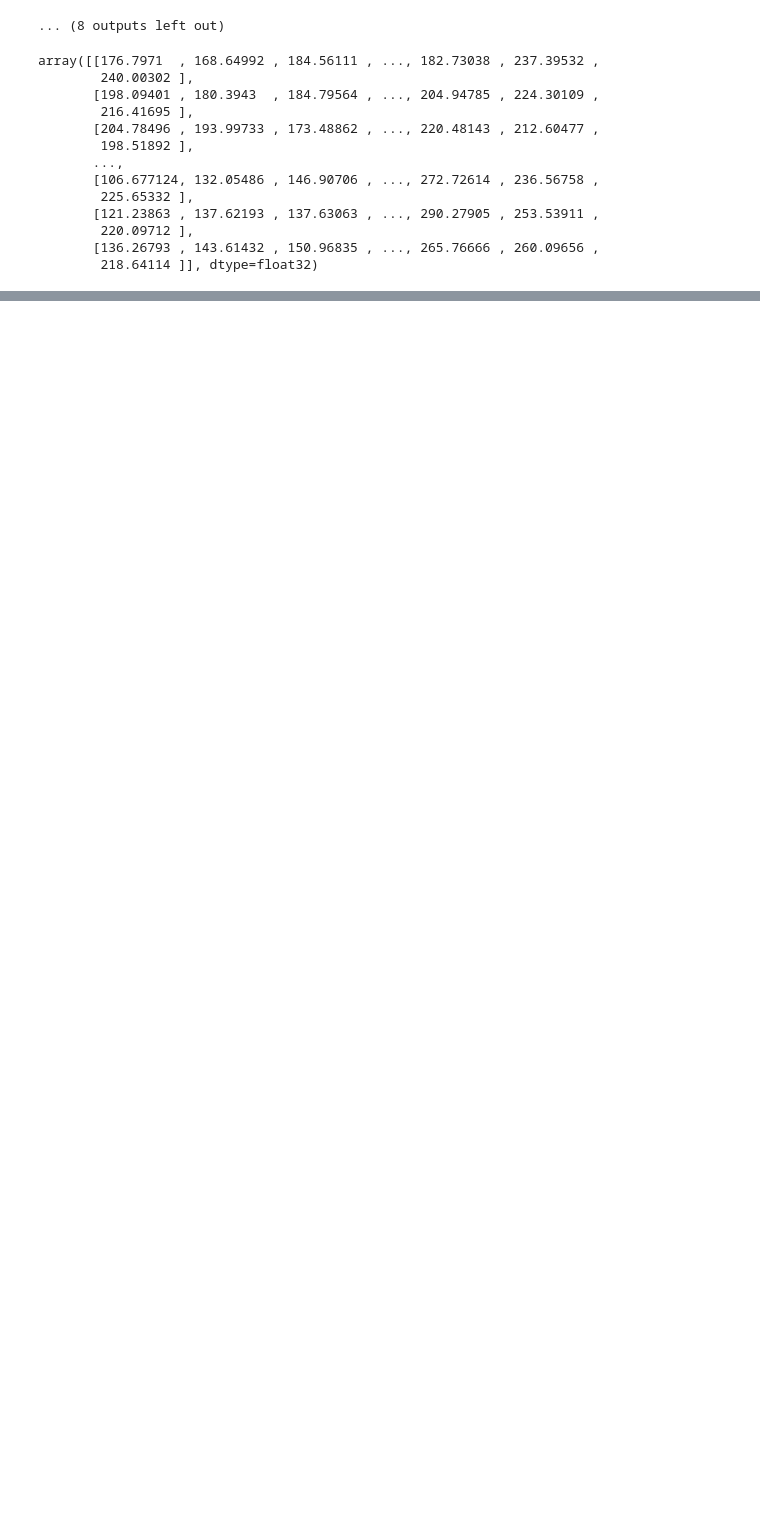
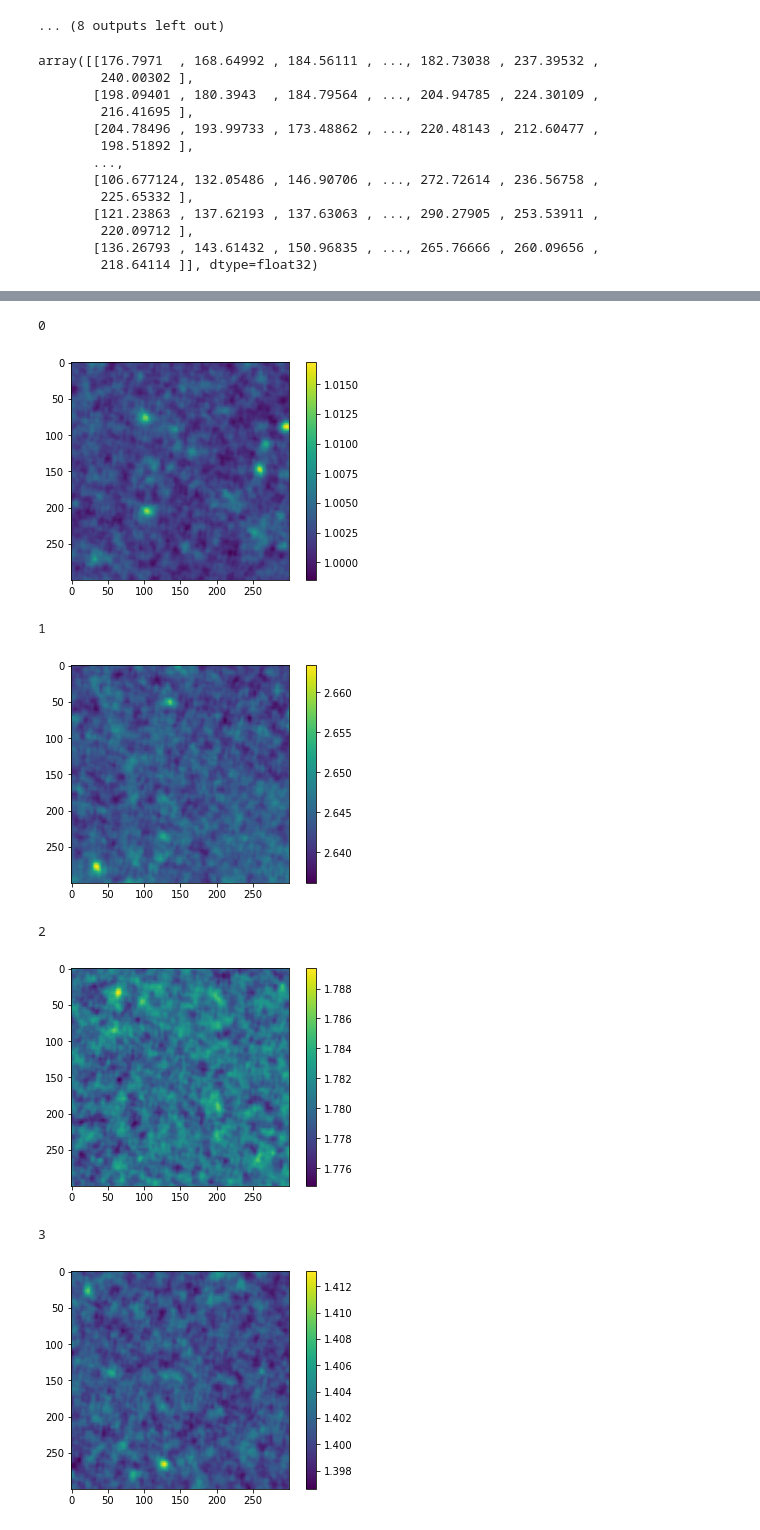
Before and after one commit to Sulla2012/ml-clusters, a Jupyter notebook: jupyter-large-redmapper.ipynb, the cells around one changed output, grey strips where cells are left out. Drawn from its saved outputs; the diff is of its cells as text; code cells hidden in the pictures; blank space fills up the shorter version.

```diff
--- a/jupyter-large-redmapper.ipynb
+++ b/jupyter-large-redmapper.ipynb
@@ -1159,0 +1216,6 @@ array([[176.7971  , 168.64992 , 184.56111 , ..., 182.73038 , 237.39532 ,
+# %%
+data_dir = '/project/r/rbond/jorlo/datasets/act_centered_wise_stamps/'
+
+act_catalog = fits.open('/gpfs/fs0/project/r/rbond/jorlo/cluster_catalogs/DR5_cluster-catalog_v1.0b2.fits')
+
+zs = np.array(act_catalog[1].data['redshift'])
@@ -1159,0 +1286,46 @@ array([[176.7971  , 168.64992 , 184.56111 , ..., 182.73038 , 237.39532 ,
+# %%
+#Mask vvv bright point sources
+
+cuts = [100, 100, 99999, 999999]
+
+for im in pos_im:
+    for i in range(4):
+        im[...,i][im[...,i] >= cuts[i]] = np.random.rand()
+for im in neg_im:
+    for i in range(4):
+        im[...,i][im[...,i] >= cuts[i]] = np.random.rand()
+# %%
+norms = [30, 30, 300, 80]
+for i in range(4):
+    pos_im[..., i]/= norms[i]
+    neg_im[..., i]/= norms[i]
+# %%
+reduce = None
+
+if reduce:
+    neg_im_2 = []
+    pos_im_2 = []
+
+    for i in range(len(neg_im)):
+        neg_im_2.append(block_reduce(neg_im[i], [reduce,reduce,1], func = np.amax))
+        pos_im_2.append(block_reduce(pos_im[i], [reduce,reduce,1], func = np.amax))
+
+
+    pos_im = np.array(pos_im_2)
+    neg_im = np.array(neg_im_2)
+# %%
+for i in range(10):
+    print(i)
+    plt.imshow(pos_im[i,...,2])#, vmin=0, vmax=1)
+    plt.colorbar()
+    plt.show()
+    plt.close()
+# %% [output]
+0
+[figure, added]
+1
+[figure, added]
+2
+[figure, added]
+3
+[figure, added]
```
Also changed, not shown: parts of 15 cells of this notebook, 2 other files.
